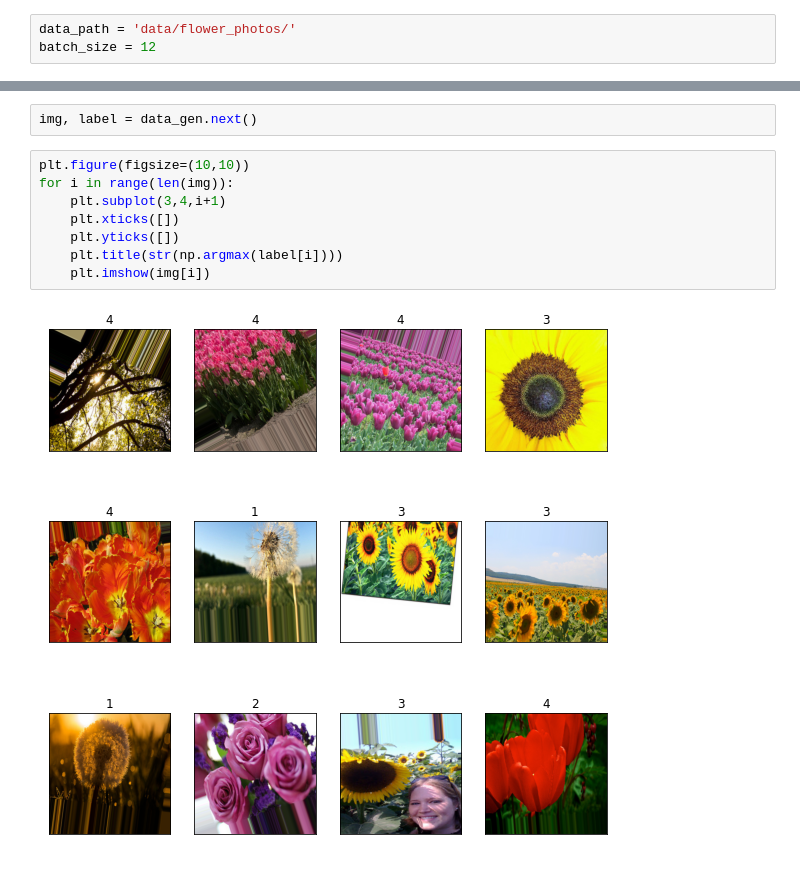
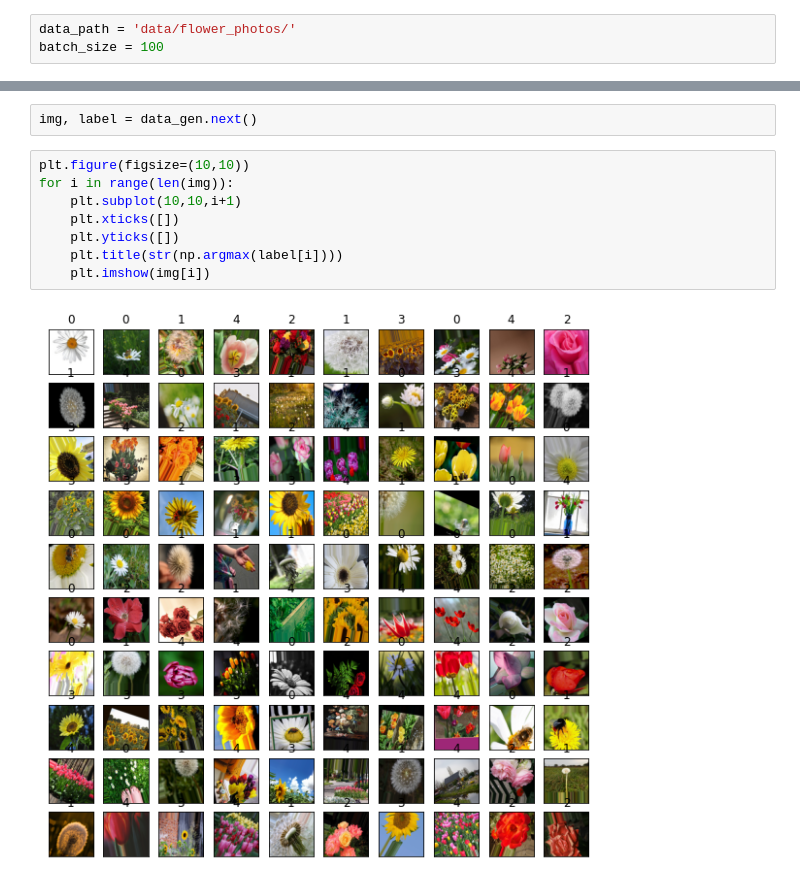
Before and after one commit to sudale/machine-learning, a Jupyter notebook: gen_flower.ipynb, the cells around one changed output, grey strips where cells are left out. Saved outputs shown, nothing was run; the diff lists cells and outputs as text.

```diff
--- a/gen_flower.ipynb
+++ b/gen_flower.ipynb
@@ -14,7 +14,7 @@ gen=ImageDataGenerator(rotation_range = 30,
                       rescale=1./255)
 # %%
 data_path = 'data/flower_photos/'
-batch_size = 12
+batch_size = 100
 # %%
 data_gen = gen.flow_from_directory(directory=data_path,
                                   batch_size=batch_size,
@@ -28,10 +28,10 @@ img, label = data_gen.next()
 # %%
 plt.figure(figsize=(10,10))
 for i in range(len(img)):
-    plt.subplot(3,4,i+1)
+    plt.subplot(10,10,i+1)
     plt.xticks([])
     plt.yticks([])
     plt.title(str(np.argmax(label[i])))
     plt.imshow(img[i])
 # %% [output]
-[figure, old version]
+[figure, new version]
```
Also changed, not shown: 4 other files.
